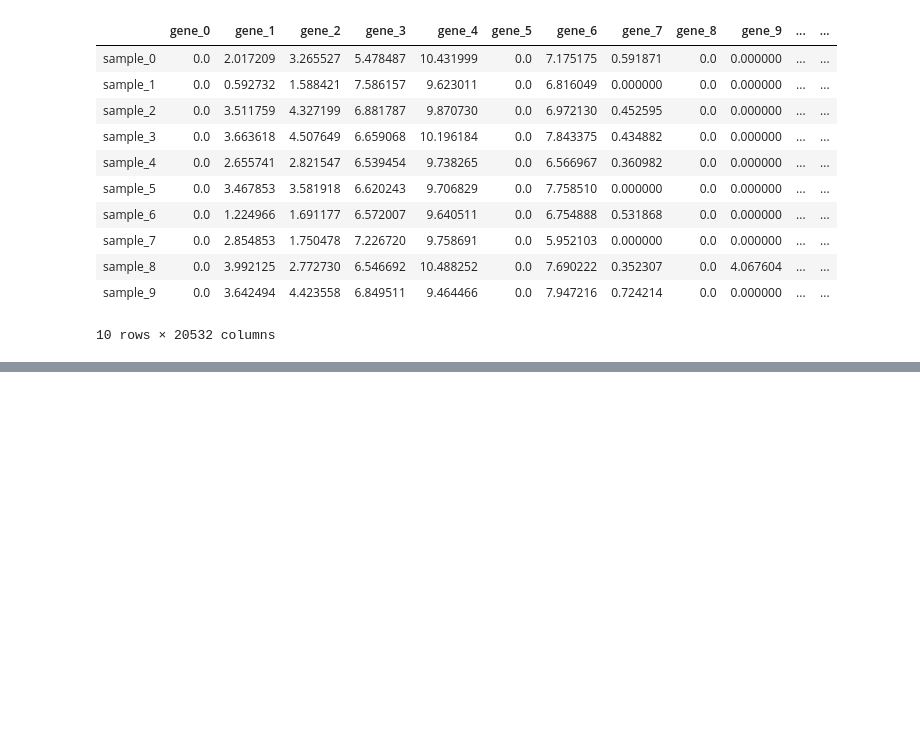
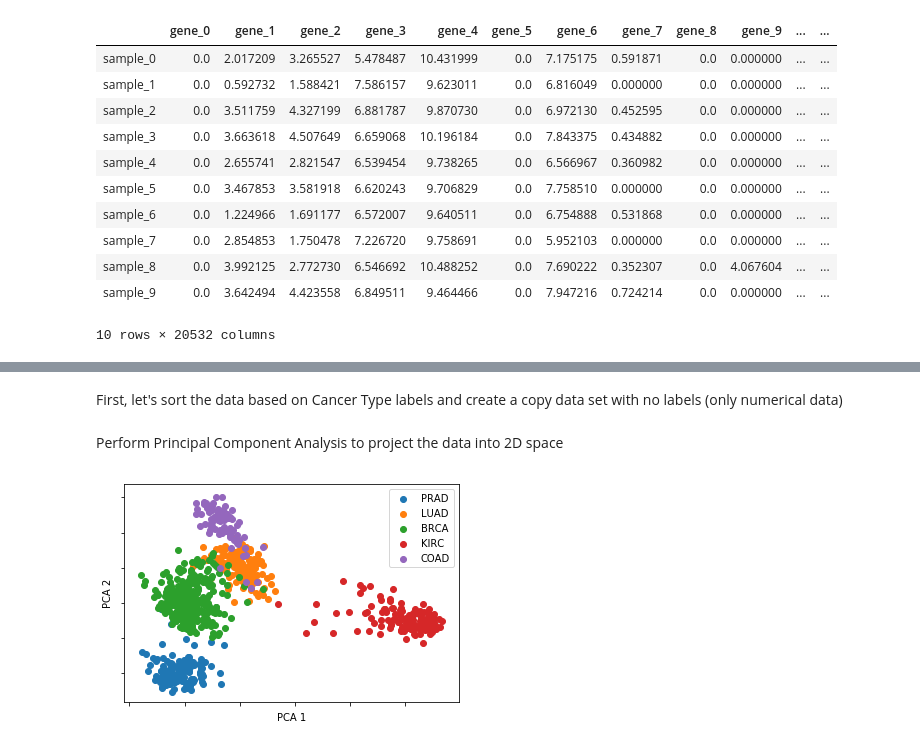
Before and after one commit to IgnasMa/SynBioProject, a Jupyter notebook: Synthetic Biology Project.ipynb, the cells around one changed output, grey strips where cells are left out. Cells and saved outputs as stored; diff of their text form; code cells hidden in the pictures; blank space fills up the shorter version.

Commit message:
Add files via upload
Performed Principal Component Analysis to explore the data. Data formed 5 clusters according to the cancer type.

```diff
--- a/Synthetic Biology Project.ipynb
+++ b/Synthetic Biology Project.ipynb
@@ -64,0 +87,2 @@ data.describe()
+# %%
+types = data['Cancer Type'].unique()
@@ -64,0 +91,33 @@ data.describe()
+# %% [markdown]
+First, let's sort the data based on Cancer Type labels and create a copy data set with no labels (only numerical data)
+# %%
+#Sort data based on cancer type labels
+data_sort = data.sort_values('Cancer Type').copy()
+
+#Create a copy dataframe with no label column (only numerical data)
+data_num_sort = data_sort.copy()
+data_num_sort.drop(columns = 'Cancer Type', inplace = True)
+# %% [markdown]
+Perform Principal Component Analysis to project the data into 2D space
+# %%
+pca = decomposition.PCA(n_components=2)
+pca.fit(data_num_sort)
+X = pca.transform(data_num_sort)
+# %%
+# add data points projected onto two PC to the dataframe housing the labels
+data_sort['PCA1'] = X.T[0]
+data_sort['PCA2'] = X.T[1]
+# %%
+#Plot the PC transformed data scatter plot colored based on original "Cancer Type" label
+fig, ax = plt.subplots(1, 1)
+for iG,i in enumerate(types):
+    ax.scatter(data_sort[data_sort['Cancer Type'] == f'{i}']['PCA1'], data_sort[data_sort['Cancer Type'] == f'{i}']['PCA2'], label = f'{i}')
+
+    ax.set_xlabel('PCA 1')
+    ax.set_ylabel('PCA 2')
+    ax.set_yticklabels([])
+    ax.set_xticklabels([])
+
+    ax.legend()
+# %% [output]
+[figure, added]
```
Also changed, not shown: parts of 17 cells of this notebook.
